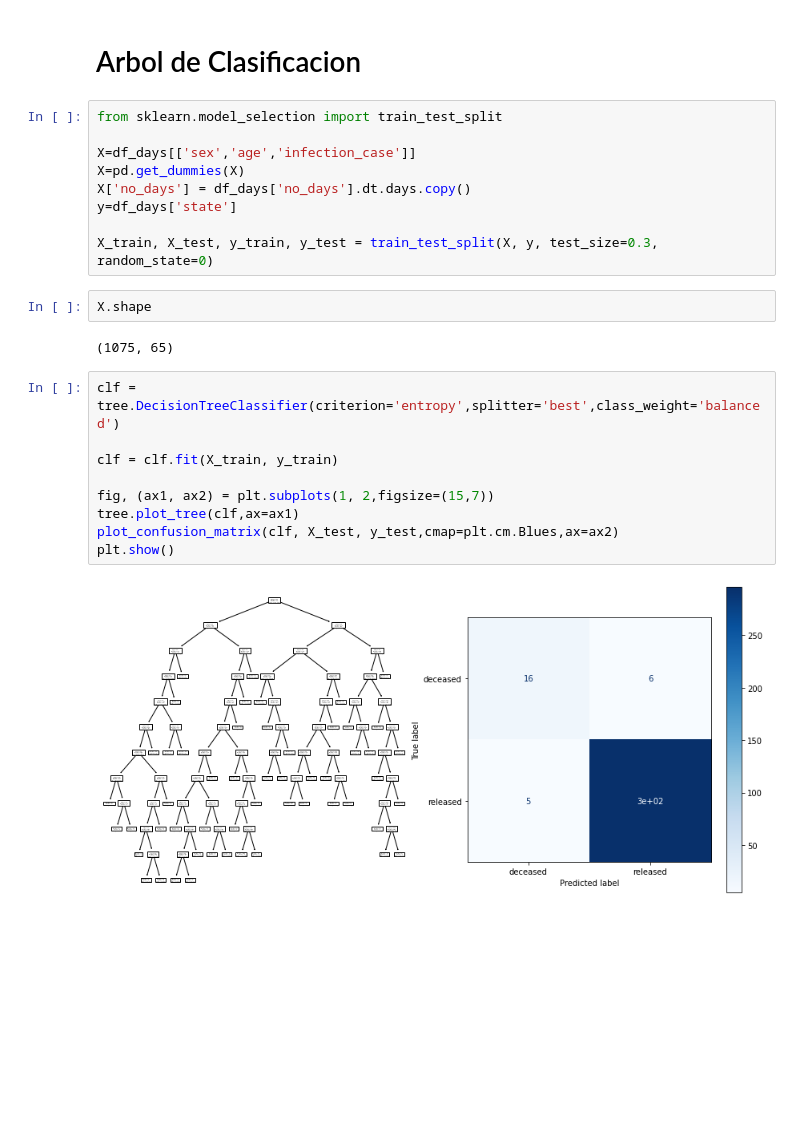
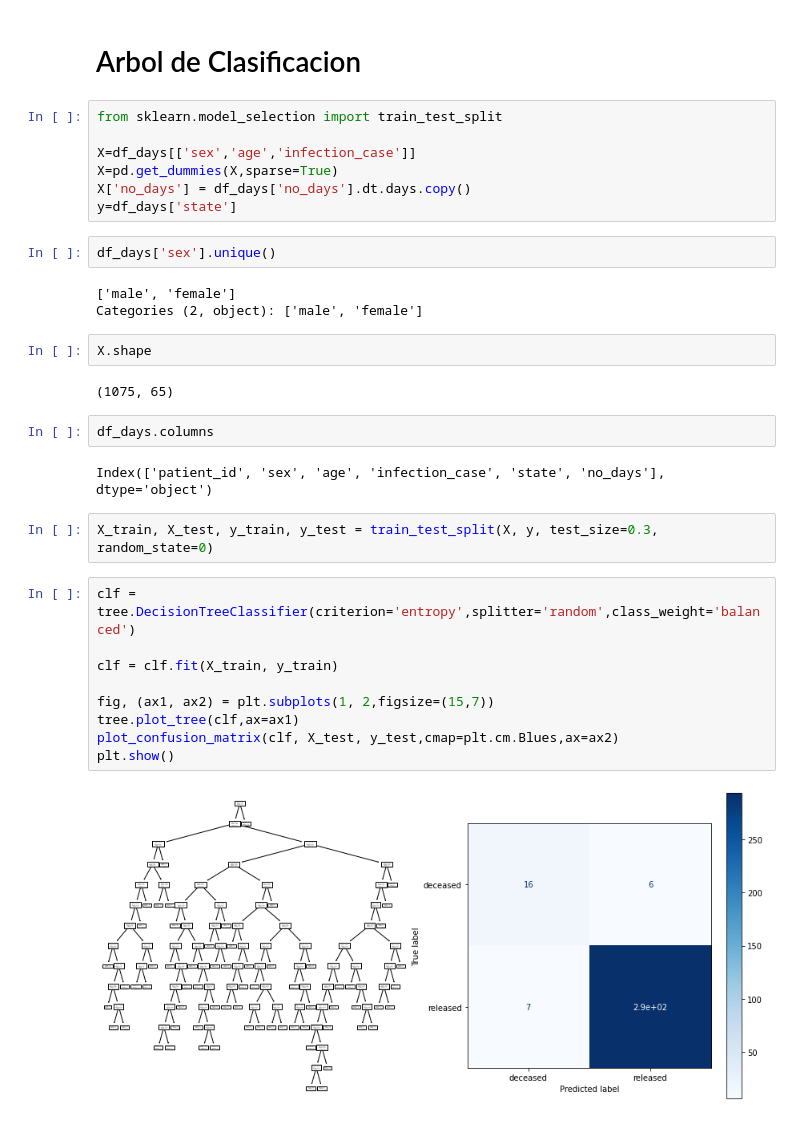
Before and after one commit to sherna90/mineria_datos, a Jupyter notebook: 5.-arboles.ipynb, the cells around one changed output. Drawn from its saved outputs; the diff is of its cells as text; blank space fills up the shorter version.

```diff
--- a/5.-arboles.ipynb
+++ b/5.-arboles.ipynb
@@ -155,26 +212,35 @@ df_days.fillna(method='ffill',inplace=True)
 from sklearn.model_selection import train_test_split
 
 X=df_days[['sex','age','infection_case']]
-X=pd.get_dummies(X)
+X=pd.get_dummies(X,sparse=True)
 X['no_days'] = df_days['no_days'].dt.days.copy()
 y=df_days['state']
-
-X_train, X_test, y_train, y_test = train_test_split(X, y, test_size=0.3, random_state=0)
+# %%
+df_days['sex'].unique()
+# %% [output]
+['male', 'female']
+Categories (2, object): ['male', 'female']
 # %%
 X.shape
 # %% [output]
 (1075, 65)
+# %%
+df_days.columns
+# %% [output]
+Index(['patient_id', 'sex', 'age', 'infection_case', 'state', 'no_days'], dtype='object')
+# %%
+X_train, X_test, y_train, y_test = train_test_split(X, y, test_size=0.3, random_state=0)
 # %%
-clf = tree.DecisionTreeClassifier(criterion='entropy',splitter='best',class_weight='balanced')
+clf = tree.DecisionTreeClassifier(criterion='entropy',splitter='random',class_weight='balanced')
 
 clf = clf.fit(X_train, y_train)
 
 fig, (ax1, ax2) = plt.subplots(1, 2,figsize=(15,7))
 tree.plot_tree(clf,ax=ax1)
 plot_confusion_matrix(clf, X_test, y_test,cmap=plt.cm.Blues,ax=ax2)
 plt.show()
 # %% [output]
-[figure, old version]
+[figure, new version]
 # %%
 from sklearn.metrics import classification_report
 from sklearn.metrics import accuracy_score
```
Also changed, not shown: parts of 20 cells of this notebook.
